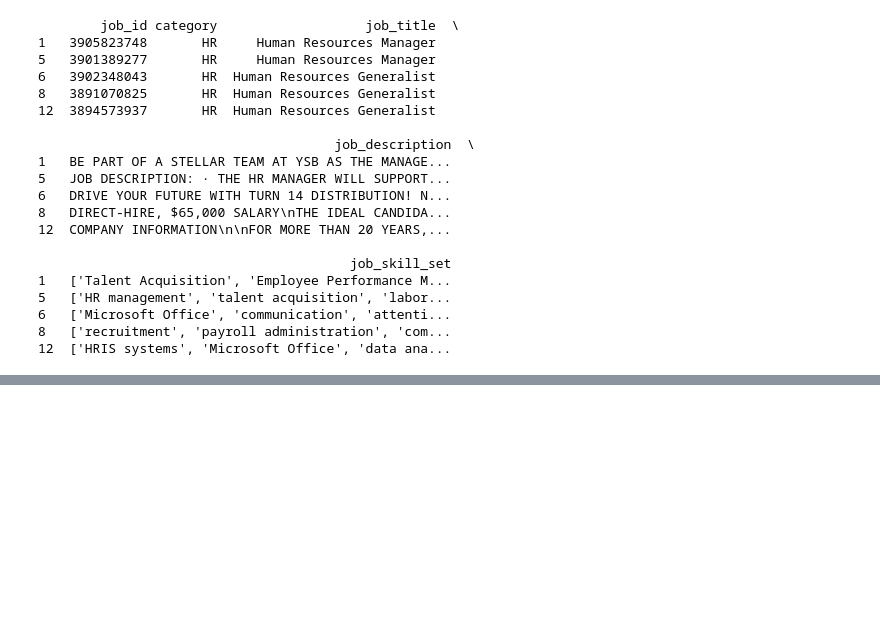
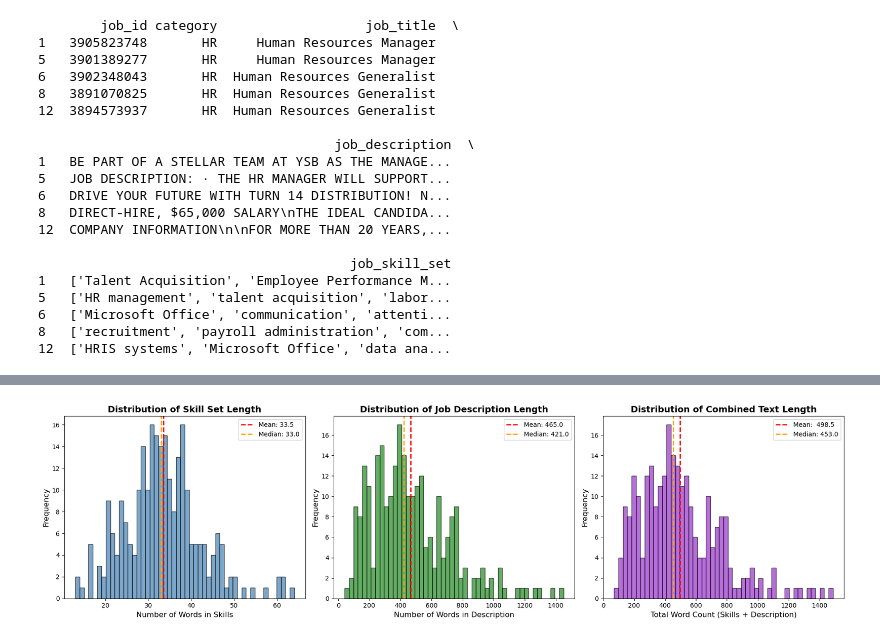
Before and after one commit to justwannar0ck/Job_Recomendation_ML, a Jupyter notebook: Job_Recommendation_System.ipynb, the cells around one changed output, grey strips where cells are left out. Drawn from its saved outputs; the diff is of its cells as text; code cells hidden in the pictures; blank space fills up the shorter version.

```diff
--- a/Job_Recommendation_System.ipynb
+++ b/Job_Recommendation_System.ipynb
@@ -93,0 +122,35 @@ print(df_final.head())
+# %%
+fig, axes = plt.subplots(1, 3, figsize=(18, 5))
+
+df_filtered['skill_length'] = df_filtered['clean_skills'].apply(lambda x: len(x.split()))
+df_filtered['desc_length'] = df_filtered['clean_desc'].apply(lambda x: len(x.split()))
+df_filtered['total_text_length'] = df_filtered['skill_length'] + df_filtered['desc_length']
+
+axes[0].hist(df_filtered['skill_length'], bins=50, color='steelblue', edgecolor='black', alpha=0.7)
+axes[0].axvline(df_filtered['skill_length'].mean(), color='red', linestyle='--', linewidth=2, label=f'Mean: {df_filtered["skill_length"].mean():.1f}')
+axes[0].axvline(df_filtered['skill_length'].median(), color='orange', linestyle='--', linewidth=2, label=f'Median: {df_filtered["skill_length"].median():.1f}')
+axes[0].set_xlabel('Number of Words in Skills', fontsize=12)
+axes[0].set_ylabel('Frequency', fontsize=12)
+axes[0].set_title('Distribution of Skill Set Length', fontsize=14, fontweight='bold')
+axes[0].legend()
+
+axes[1]. hist(df_filtered['desc_length'], bins=50, color='forestgreen', edgecolor='black', alpha=0.7)
+axes[1].axvline(df_filtered['desc_length'].mean(), color='red', linestyle='--', linewidth=2, label=f'Mean: {df_filtered["desc_length"].mean():.1f}')
+axes[1].axvline(df_filtered['desc_length'].median(), color='orange', linestyle='--', linewidth=2, label=f'Median: {df_filtered["desc_length"].median():.1f}')
+axes[1].set_xlabel('Number of Words in Description', fontsize=12)
+axes[1].set_ylabel('Frequency', fontsize=12)
+axes[1].set_title('Distribution of Job Description Length', fontsize=14, fontweight='bold')
+axes[1].legend()
+
+axes[2].hist(df_filtered['total_text_length'], bins=50, color='darkorchid', edgecolor='black', alpha=0.7)
+axes[2].axvline(df_filtered['total_text_length'].mean(), color='red', linestyle='--', linewidth=2, label=f'Mean:  {df_filtered["total_text_length"].mean():.1f}')
+axes[2].axvline(df_filtered['total_text_length'].median(), color='orange', linestyle='--', linewidth=2, label=f'Median: {df_filtered["total_text_length"].median():.1f}')
+axes[2].set_xlabel('Total Word Count (Skills + Description)', fontsize=12)
+axes[2].set_ylabel('Frequency', fontsize=12)
+axes[2].set_title('Distribution of Combined Text Length', fontsize=14, fontweight='bold')
+axes[2].legend()
+
+plt.tight_layout()
+plt.show()
+# %% [output]
+[figure, added]
```
Also changed, not shown: parts of 12 cells of this notebook, 1 other file.
